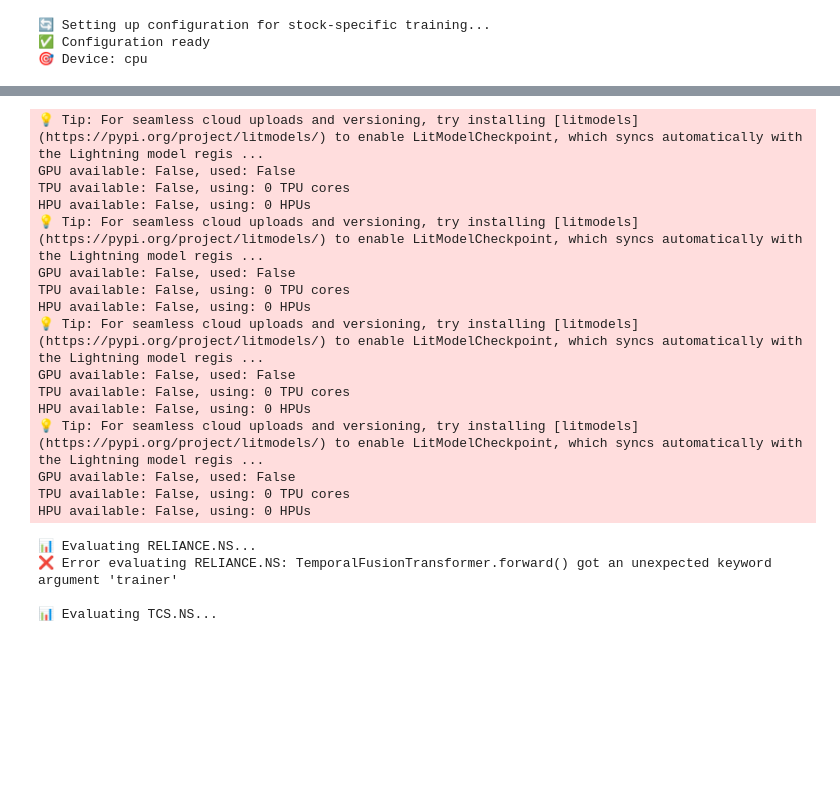
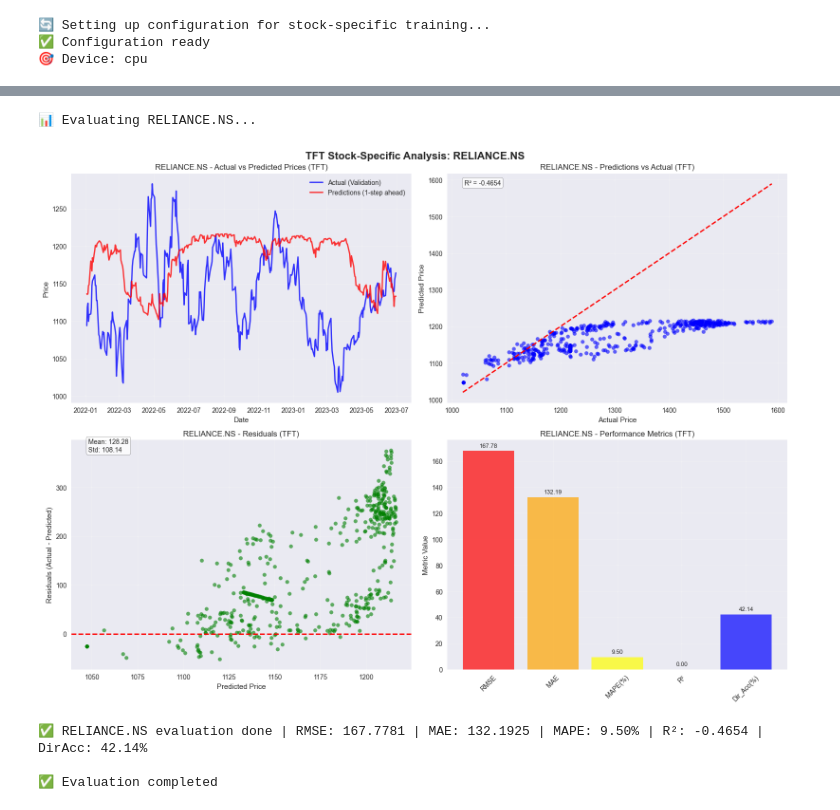
Before and after one commit to gokulkrishna-gk9/robomlproject, a Jupyter notebook: LSTM_stockwise_v2 copy.ipynb, the cells around one changed output, grey strips where cells are left out. Saved outputs shown, nothing was run; the diff lists cells and outputs as text; code cells hidden in the pictures; blank space fills up the shorter version.

```diff
--- a/LSTM_stockwise_v2 copy.ipynb
+++ b/LSTM_stockwise_v2 copy.ipynb
@@ -458,7 +458,7 @@ def create_tft_datasets(data: pd.DataFrame, config: dict):
     validation = TimeSeriesDataSet.from_dataset(
         training,
         d[lambda x: x.time_idx > d.time_idx.max() * 0.8],
-        predict=True,
+        predict=False,
         stop_randomization=True
     )
 
@@ -515,6 +515,20 @@ class TFTLightningWrapper(pl.LightningModule):
     def forward(self, x):
         return self.tft(x)
 
+    def on_fit_start(self):
+        # ensure underlying model is on the same device as wrapper
+        self.tft.to(self.device)
+
+    def _to_device(self, obj, device):
+        if torch.is_tensor(obj):
+            return obj.to(device)
+        if isinstance(obj, dict):
+            return {k: self._to_device(v, device) for k, v in obj.items()}
+        if isinstance(obj, (list, tuple)):
+            t = [self._to_device(v, device) for v in obj]
+            return type(obj)(t)
+        return obj
+
     def _extract_xy(self, batch):
         if isinstance(batch, (list, tuple)) and len(batch) >= 2:
             x, y = batch[0], batch[1]
@@ -525,6 +539,10 @@ class TFTLightningWrapper(pl.LightningModule):
         # sometimes y can be tuple/list
         if isinstance(y, (list, tuple)):
             y = y[0]
+        # move to correct device
+        x = self._to_device(x, self.device)
+        if torch.is_tensor(y):
+            y = y.to(self.device)
         return x, y
 
     def _normalize_pred(self, y_hat):
@@ -684,8 +649,19 @@ def evaluate_stock_model_tft(ticker: str, model: TemporalFusionTransformer, trai
 
     # Manual prediction loop to avoid API version issues
     model.eval()
+    device = next(model.parameters()).device
     all_preds = []
     all_targets = []
+
+    def _to_device(obj, device):
+        if torch.is_tensor(obj):
+            return obj.to(device)
+        if isinstance(obj, dict):
+            return {k: _to_device(v, device) for k, v in obj.items()}
+        if isinstance(obj, (list, tuple)):
+            t = [_to_device(v, device) for v in obj]
+            return type(obj)(t)
+        return obj
 
     with torch.no_grad():
         for batch in val_loader:
@@ -700,6 +676,11 @@ def evaluate_stock_model_tft(ticker: str, model: TemporalFusionTransformer, trai
                 x = batch
                 y = None
 
+            # Move to device
+            x = _to_device(x, device)
+            if torch.is_tensor(y):
+                y = y.to(device)
+
             # Get predictions
             y_hat = model(x)
 
@@ -713,8 +694,8 @@ def evaluate_stock_model_tft(ticker: str, model: TemporalFusionTransformer, trai
             if y is not None:
                 if isinstance(y, (list, tuple)):
                     y = y[0]
-                all_targets.append(y.cpu().numpy() if torch.is_tensor(y) else np.asarray(y))
-            all_preds.append(y_hat.cpu().numpy() if torch.is_tensor(y_hat) else np.asarray(y_hat))
+                all_targets.append(y.detach().cpu().numpy() if torch.is_tensor(y) else np.asarray(y))
+            all_preds.append(y_hat.detach().cpu().numpy() if torch.is_tensor(y_hat) else np.asarray(y_hat))
 
     # Concatenate predictions
     preds = np.concatenate(all_preds, axis=0)
@@ -774,18 +755,18 @@ def plot_stock_results(ticker: str, results: Dict, stock_splits: Dict):
     fig.suptitle(f'TFT Stock-Specific Analysis: {ticker}', fontsize=16, fontweight='bold')
 
     splits = stock_splits[ticker]
-    test_data = splits['test']
+    # Use validation split for plotting since evaluation used validation_ds
+    val_data = splits['val'] if 'val' in splits and len(splits['val']) > 0 else splits.get('test', splits['train'])
 
     preds = results['predictions']
     tgts = results['targets']
 
     # 1) Time series
     ax1 = axes[0,0]
-    ax1.plot(test_data['Date'], test_data['Close'], label='Actual Test Data', color='blue', linewidth=2, alpha=0.8)
-    if len(preds) > 0 and len(tgts) > 0:
-        start_idx = CONFIG['sequence_length']
-        end_idx = min(start_idx + len(preds), len(test_data))
-        pred_dates = test_data['Date'].iloc[start_idx:end_idx]
+    ax1.plot(val_data['Date'], val_data['Close'], label='Actual (Validation)', color='blue', linewidth=2, alpha=0.8)
+    if len(preds) > 0:
+        # align by taking the most recent len(preds) dates from validation
+        pred_dates = val_data['Date'].iloc[-len(preds):]
         ax1.plot(pred_dates, preds[:len(pred_dates)], label='Predictions (1-step ahead)', color='red', linewidth=2, alpha=0.8)
     ax1.set_title(f'{ticker} - Actual vs Predicted Prices (TFT)')
     ax1.set_xlabel('Date'); ax1.set_ylabel('Price'); ax1.legend(); ax1.grid(True, alpha=0.3)
@@ -829,50 +810,35 @@ def plot_stock_results(ticker: str, results: Dict, stock_splits: Dict):
 
     plt.tight_layout()
     safe_ticker = re.sub(r'[^A-Za-z0-9_-]+', '_', ticker)
     plt.savefig(f"{CONFIG['results_dir']}/{safe_ticker}_analysis.png", dpi=300, bbox_inches='tight')
     plt.show()
     return fig
 
 
 if 'stock_models' in locals():
     stock_results = {}
     all_metrics = {}
     for t, model in stock_models.items():
         print(f"\n📊 Evaluating {t}...")
         try:
             ds_pair = tft_datasets.get(t)
             if ds_pair is None:
                 print(f"No dataset found for {t}, skipping evaluation")
                 continue
             res = evaluate_stock_model_tft(t, model, ds_pair['training'], ds_pair['validation'], CONFIG)
             stock_results[t] = res
             all_metrics[t] = res['metrics']
             plot_stock_results(t, res, stock_splits)
             print(f"✅ {t} evaluation done | RMSE: {res['metrics']['RMSE']:.4f} | MAE: {res['metrics']['MAE']:.4f} | MAPE: {res['metrics']['MAPE']:.2f}% | R²: {res['metrics']['R2']:.4f} | DirAcc: {res['metrics']['Directional_Accuracy']:.2f}%")
         except Exception as e:
             print(f"❌ Error evaluating {t}: {e}")
             continue
     print("\n✅ Evaluation completed")
 else:
     print("❌ Missing models/datasets for evaluation")
 # %% [output]
-💡 Tip: For seamless cloud uploads and versioning, try installing [litmodels](https://pypi.org/project/litmodels/) to enable LitModelCheckpoint, which syncs automatically with the Lightning model regis ...
-GPU available: False, used: False
-TPU available: False, using: 0 TPU cores
-HPU available: False, using: 0 HPUs
-💡 Tip: For seamless cloud uploads and versioning, try installing [litmodels](https://pypi.org/project/litmodels/) to enable LitModelCheckpoint, which syncs automatically with the Lightning model regis ...
-GPU available: False, used: False
-TPU available: False, using: 0 TPU cores
-HPU available: False, using: 0 HPUs
-💡 Tip: For seamless cloud uploads and versioning, try installing [litmodels](https://pypi.org/project/litmodels/) to enable LitModelCheckpoint, which syncs automatically with the Lightning model regis ...
-GPU available: False, used: False
-TPU available: False, using: 0 TPU cores
-HPU available: False, using: 0 HPUs
-💡 Tip: For seamless cloud uploads and versioning, try installing [litmodels](https://pypi.org/project/litmodels/) to enable LitModelCheckpoint, which syncs automatically with the Lightning model regis ...
-GPU available: False, used: False
-TPU available: False, using: 0 TPU cores
-HPU available: False, using: 0 HPUs
+📊 Evaluating RELIANCE.NS...
+[figure, added]
-📊 Evaluating RELIANCE.NS...
-❌ Error evaluating RELIANCE.NS: TemporalFusionTransformer.forward() got an unexpected keyword argument 'trainer'
+✅ RELIANCE.NS evaluation done | RMSE: 167.7781 | MAE: 132.1925 | MAPE: 9.50% | R²: -0.4654 | DirAcc: 42.14%
 
-📊 Evaluating TCS.NS...
+✅ Evaluation completed
```
Also changed, not shown: parts of 9 cells of this notebook.
